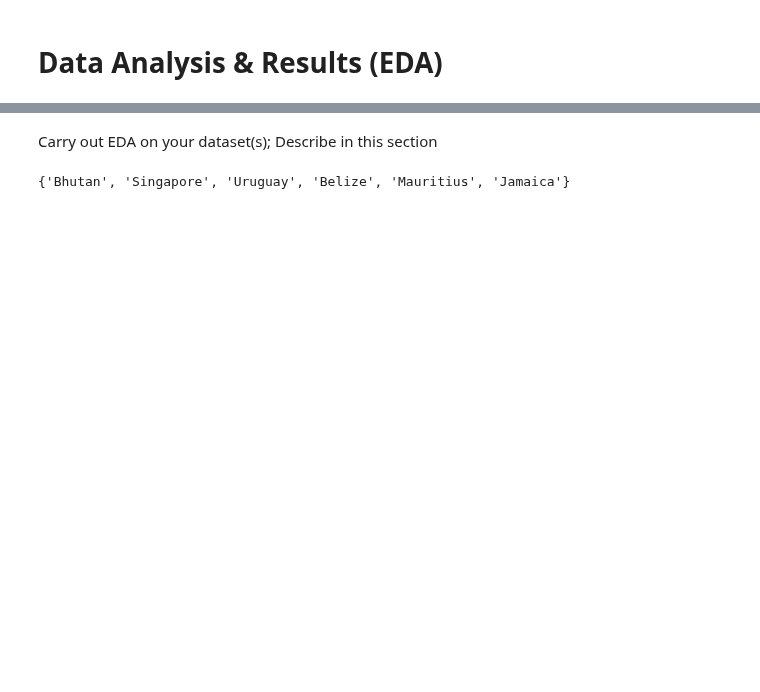
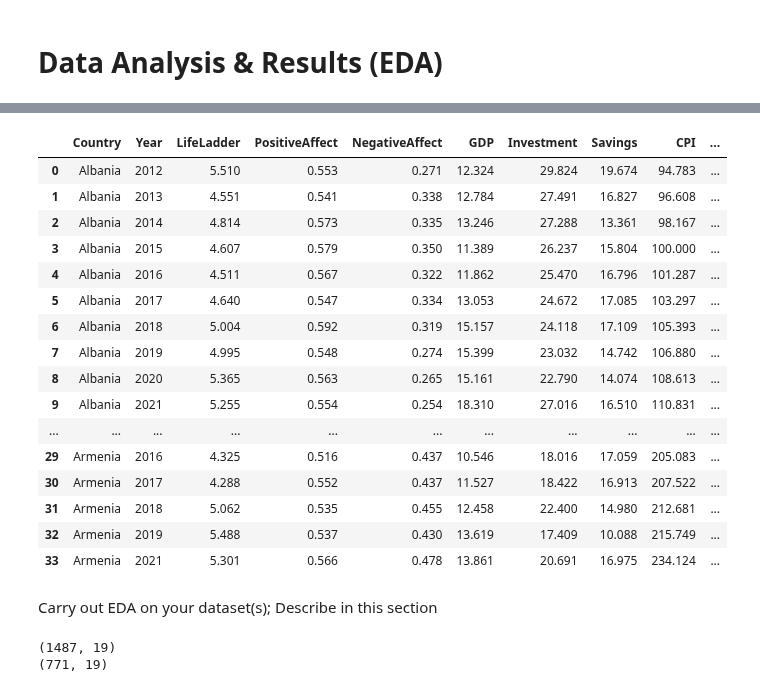
Before and after one commit to cskang3627/happiness, a Jupyter notebook: EDACheckpointGroup_Sp23_The_Group.ipynb, the cells around one changed output, grey strips where cells are left out. Cells and saved outputs as stored; diff of their text form; code cells hidden in the pictures; blank space fills up the shorter version.

Commit message:
consec_years func added

```diff
--- a/EDACheckpointGroup_Sp23_The_Group.ipynb
+++ b/EDACheckpointGroup_Sp23_The_Group.ipynb
@@ -152,3 +155,9 @@ data.describe()
 | max | 7.889000 | 0.884000 | 0.552000 | 993.681000 | 56.417000 | 58.697000 | 918.961000 | 48.744000 | 42.502000 | ... |
 # %% [markdown]
 # Data Analysis & Results (EDA)
+# %%
+'''
+converting Year to int
+DO CONVERT BACK TO STRING WHEN YEAR DOES NOT NEED TO BE INT
+'''
+data["Year"] = data["Year"].astype(int)
@@ -154,0 +170,18 @@ data.describe()
+# %%
+def consec_years(df, year1, year2):
+    #containing countries with consecutive data
+    curr_country = set(data[data["Year"] == year1].Country.unique().tolist())
+    #increment year1
+    while year1 <= year2:
+        #update interscetion with current year's list
+        curr_country = curr_country and set(data[data["Year"] == year1].Country.unique())
+        year1+=1
+    #extract names of countries to remove
+    to_remove = list(set(data["Country"].unique().tolist()) - curr_country)
+    #copy to preserve
+    df_r = df.copy()
+    #drop with names
+    df_r = df_r.drop(df_r[df_r.Country.isin(to_remove)].index)
+    return df_r
+
+test_consec = consec_years(data, 2012, 2022)
@@ -155,12 +208,30 @@ data.describe()
+# %%
+test_consec.head(20)
+# %% [output]
+|  | Country | Year | LifeLadder | PositiveAffect | NegativeAffect | GDP | Investment | Savings | CPI | ... |
+| 0 | Albania | 2012 | 5.510 | 0.553 | 0.271 | 12.324 | 29.824 | 19.674 | 94.783 | ... |
+| 1 | Albania | 2013 | 4.551 | 0.541 | 0.338 | 12.784 | 27.491 | 16.827 | 96.608 | ... |
+| 2 | Albania | 2014 | 4.814 | 0.573 | 0.335 | 13.246 | 27.288 | 13.361 | 98.167 | ... |
+| 3 | Albania | 2015 | 4.607 | 0.579 | 0.350 | 11.389 | 26.237 | 15.804 | 100.000 | ... |
+| 4 | Albania | 2016 | 4.511 | 0.567 | 0.322 | 11.862 | 25.470 | 16.796 | 101.287 | ... |
+| 5 | Albania | 2017 | 4.640 | 0.547 | 0.334 | 13.053 | 24.672 | 17.085 | 103.297 | ... |
+| 6 | Albania | 2018 | 5.004 | 0.592 | 0.319 | 15.157 | 24.118 | 17.109 | 105.393 | ... |
+| 7 | Albania | 2019 | 4.995 | 0.548 | 0.274 | 15.399 | 23.032 | 14.742 | 106.880 | ... |
+| 8 | Albania | 2020 | 5.365 | 0.563 | 0.265 | 15.161 | 22.790 | 14.074 | 108.613 | ... |
+| 9 | Albania | 2021 | 5.255 | 0.554 | 0.254 | 18.310 | 27.016 | 16.510 | 110.831 | ... |
+| ... | ... | ... | ... | ... | ... | ... | ... | ... | ... | ... |
+| 29 | Armenia | 2016 | 4.325 | 0.516 | 0.437 | 10.546 | 18.016 | 17.059 | 205.083 | ... |
+| 30 | Armenia | 2017 | 4.288 | 0.552 | 0.437 | 11.527 | 18.422 | 16.913 | 207.522 | ... |
+| 31 | Armenia | 2018 | 5.062 | 0.535 | 0.455 | 12.458 | 22.400 | 14.980 | 212.681 | ... |
+| 32 | Armenia | 2019 | 5.488 | 0.537 | 0.430 | 13.619 | 17.409 | 10.088 | 215.749 | ... |
+| 33 | Armenia | 2021 | 5.301 | 0.566 | 0.478 | 13.861 | 20.691 | 16.975 | 234.124 | ... |
 # %% [markdown]
 Carry out EDA on your dataset(s); Describe in this section
-# %%
-# some idea for extracting which countries do not have data for certain year
-# can develop function to spit out a subset of dataframe
-# that only include countries that have data for all year between two given values of years
-country_set = set(data["Country"].unique().tolist())
-set1 = set(data[(data["Year"]) == "2012"].Country.unique().tolist())
-set2 = country_set - set1
-print(set2)
-# %% [output]
-{'Bhutan', 'Singapore', 'Uruguay', 'Belize', 'Mauritius', 'Jamaica'}
+# %%
+#dataNa for NaN data analysis
+print(dataNa.shape)
+#data for cleaned
+print(data.shape)
+# %% [output]
+(1487, 19)
+(771, 19)
```
Also changed, not shown: parts of 5 cells of this notebook.
